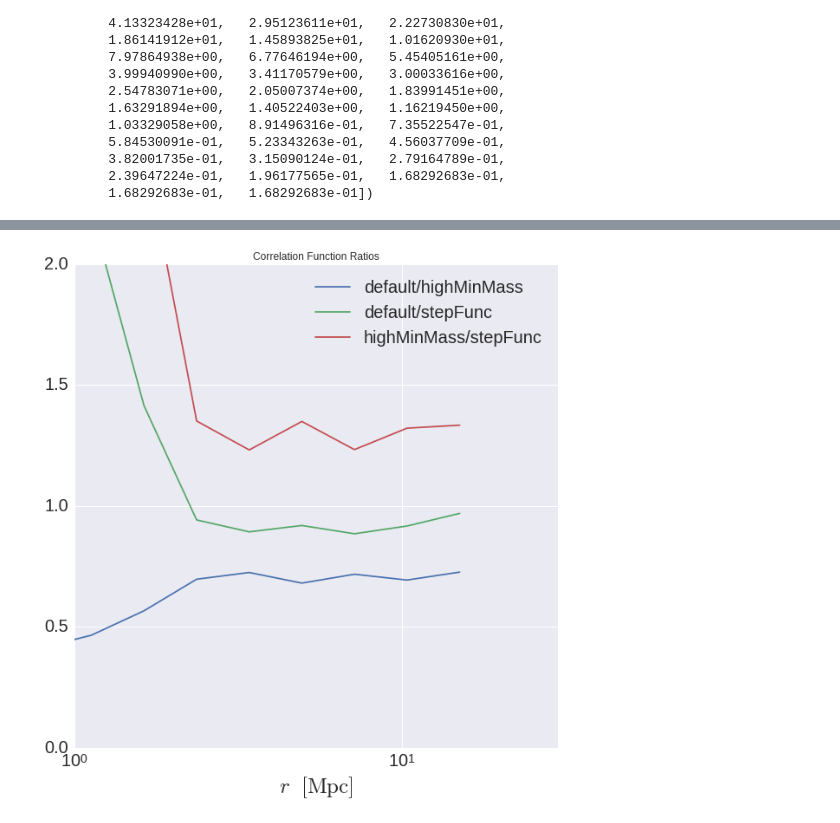
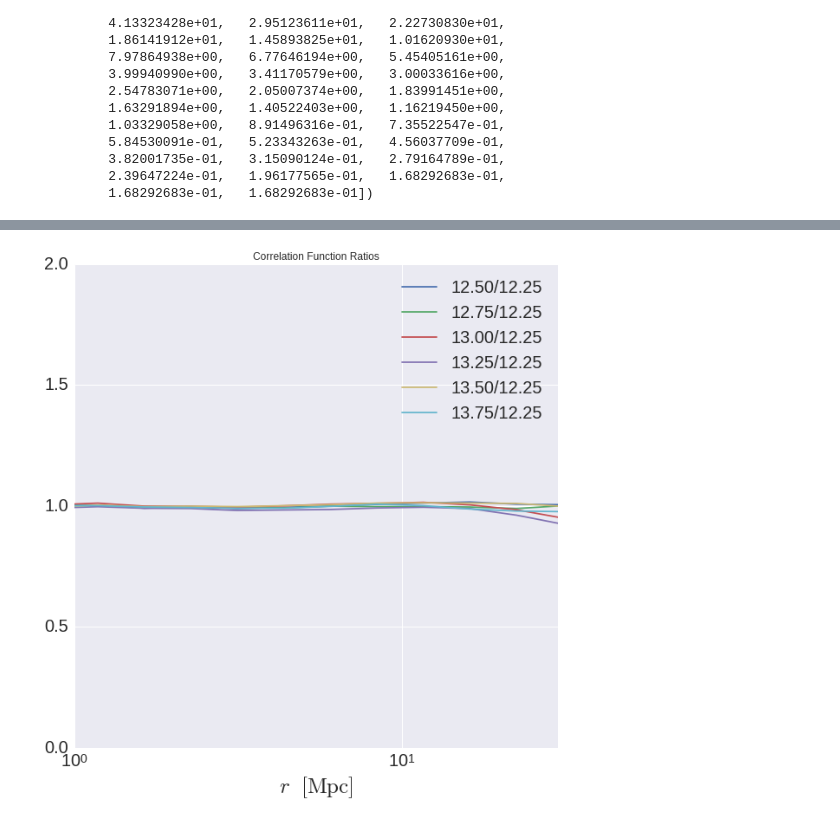
Before and after one commit to mclaughlin6464/HODEmulator, a Jupyter notebook: predictionsVCalculated.ipynb, the cells around one changed output, grey strips where cells are left out. Cells and saved outputs as stored; diff of their text form; code cells hidden in the pictures.

Commit message:
Seeing if there's a bug with the step func.

```diff
--- a/predictionsVCalculated.ipynb
+++ b/predictionsVCalculated.ipynb
@@ -195,6 +195,12 @@ colors = sns.color_palette()
 #for vn, color in zip(version_names, colors):
 for (label, xi_all), color in zip(data.iteritems(), colors):
     fig = plt.figure(figsize = (10,10))
+    if data[label].shape[0] == 19:
+        rbins = np.logspace(-1, 1.7, 20)
+    else:
+        rbins = np.logspace(-1, 1.25, 15)
+    rbin_centers = (rbins[1:]+rbins[:-1])/2
+
     interp = np.interp(predictions[label][:,0], rbin_centers, data[label])
 
     plt.subplot(211)
@@ -244,26 +271,37 @@ for (label, xi_all), color in zip(data.iteritems(), colors):
+# %%
+outputdir = '/u/ki/swmclau2/des/HODOutput/'
+datadir = outputdir+'chinchilla_step_tests/'
+sim = 'chinchilla'
+a = 1.0
+data = {}
+for mMin in [12.25+i*0.25 for i in xrange(7)]:
+    data[mMin] = np.loadtxt(datadir+'xi_all_%.3f_stepFunc_400_2048_mm_%f.npy'%(a,mMin) )
 # %%
 colors = sns.color_palette()
+
+rbins = np.logspace(-1, 1.7, 20)
+rbin_centers = (rbins[1:]+rbins[:-1])/2
+
 fig = plt.figure(figsize = (10,10))
 #for vn, color in zip(version_names, colors):
-labels = ['default', 'highMinMass', 'stepFunc']
-for i, (label1, color) in enumerate(zip(labels, colors)):
-    for label2 in labels[i+1:]:
-        plt.plot(rbin_centers, data[label1]/data[label2], label = '%s/%s'%(label1, label2))
+mMins = [12.25+i*0.25 for i in xrange(1,7)]
+for mm, color in zip(mMins, colors):
+    plt.plot(rbin_centers, data[mm]/data[12.25], label = '%.2f/12.25'%(mm))
 
 plt.title('Correlation Function Ratios')
 plt.xlim(xmin = 1, xmax = 30)
 plt.ylim(ymin = 0, ymax = 2)
 #plt.loglog()
 plt.xscale('log')
 plt.xticks(fontsize=20)
 plt.yticks(fontsize=20)
 #plt.xlabel(r'$r $  $\rm{[Mpc]}$', fontsize=25)
 plt.xlabel(r'$r $  $\rm{[Mpc]}$', fontsize=25)
 plt.legend(loc='best', fontsize=20)
 
 plt.show()
 # %% [output]
-[figure, old version]
+[figure, new version]
 # %%
 outputdir = '/u/ki/swmclau2/des/HODOutput/'
 #datadir = outputdir+'chinchilla_tests/'
```
Also changed, not shown: parts of 3 cells of this notebook, 1 other file.
